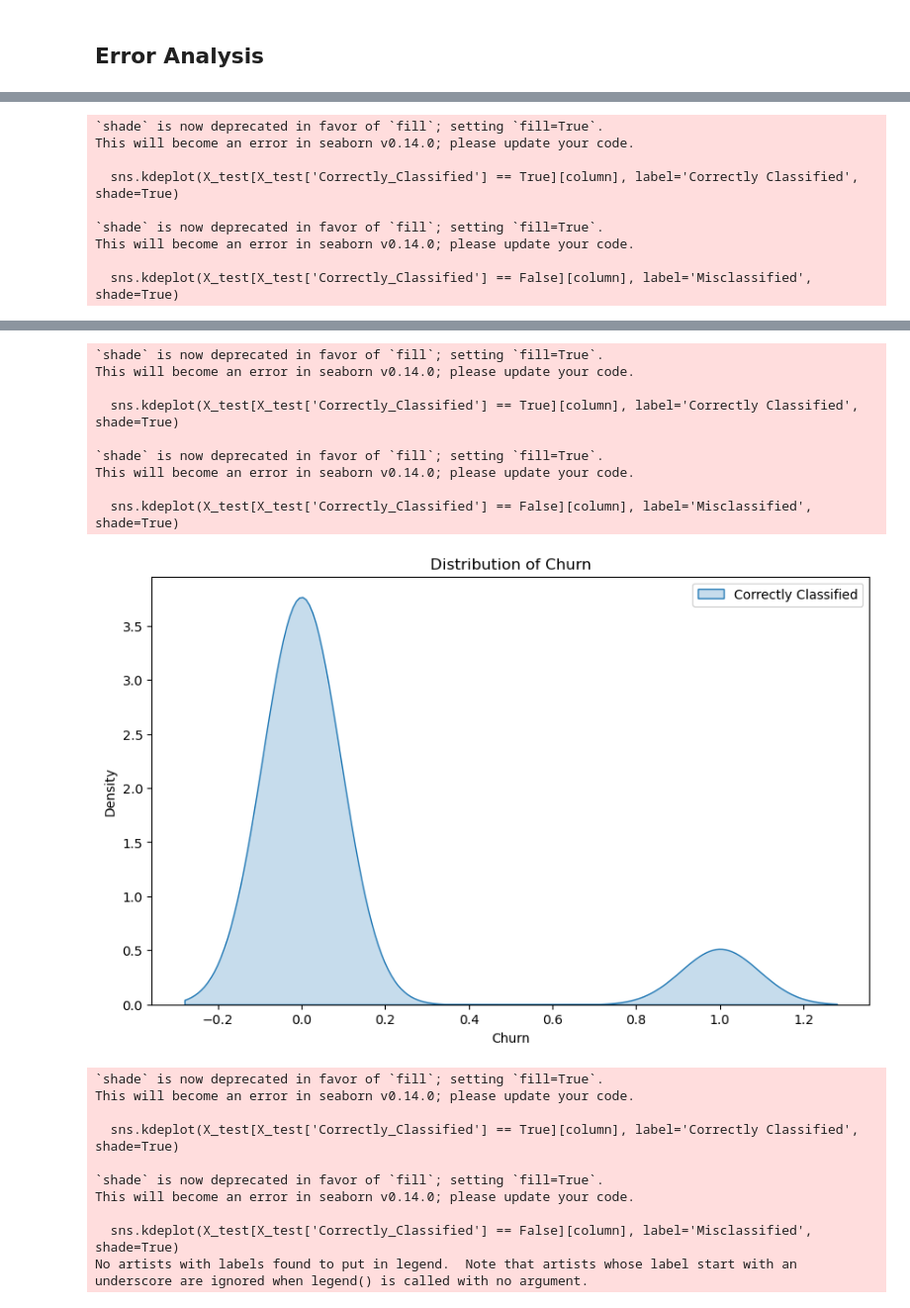
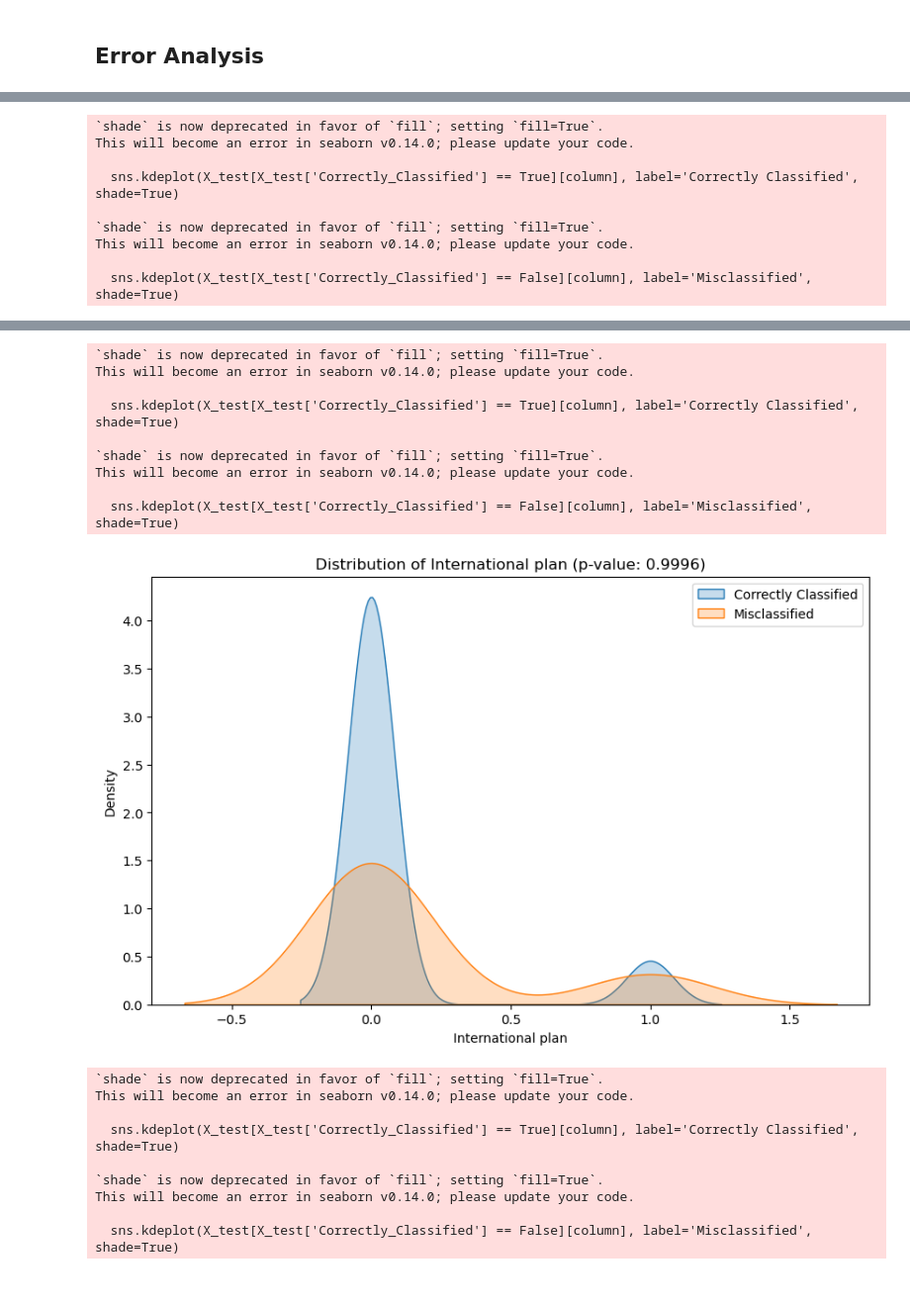
Before and after one commit to dariodi1005/end2end_chrun, a Jupyter notebook: main.ipynb, the cells around one changed output, grey strips where cells are left out. Shown at 99% size. Saved outputs shown, nothing was run; the diff lists cells and outputs as text; code cells hidden in the pictures.

```diff
--- a/main.ipynb
+++ b/main.ipynb
@@ -858,22 +858,22 @@ print(misclassified)
 print("\nStatistical summary of misclassified records:")
 print(misclassified.describe())
 
-# Verteilungen vergleichen
-significant_columns = []
+# Verteilungen vergleichen und alle anzeigen
+all_columns = []
 for column in X_test.columns:  # Verwende X_test.columns statt X.columns
-    stat, p_value = ks_2samp(X_test[X_test['Correctly_Classified'] == True][column],
-                             X_test[X_test['Correctly_Classified'] == False][column])
-    if p_value < 0.05:  # Signifikanzniveau 5%
-        significant_columns.append(column)
+    if column not in ['Churn', 'Prediction', 'Correctly_Classified']:  # Überspringe die hinzugefügten Spalten
+        stat, p_value = ks_2samp(X_test[X_test['Correctly_Classified'] == True][column],
+                                 X_test[X_test['Correctly_Classified'] == False][column])
+        all_columns.append(column)
         plt.figure(figsize=(10, 6))
         sns.kdeplot(X_test[X_test['Correctly_Classified'] == True][column], label='Correctly Classified', shade=True)
         sns.kdeplot(X_test[X_test['Correctly_Classified'] == False][column], label='Misclassified', shade=True)
-        plt.title(f'Distribution of {column}')
+        plt.title(f'Distribution of {column} (p-value: {p_value:.4f})')
         plt.legend()
         plt.show()
 
-print("\nSignificant columns where distributions differ:")
-print(significant_columns)
+print("\nAll columns where distributions were compared:")
+print(all_columns)
 
 # Verteilungen vergleichen für spezifische Werte
 columns_to_compare = ['total_call_charge', 'Customer service calls', 'total_call_duration']
@@ -916,13 +916,13 @@ This will become an error in seaborn v0.14.0; please update your code.
 `shade` is now deprecated in favor of `fill`; setting `fill=True`.
 This will become an error in seaborn v0.14.0; please update your code.
 
   sns.kdeplot(X_test[X_test['Correctly_Classified'] == True][column], label='Correctly Classified', shade=True)
 
 `shade` is now deprecated in favor of `fill`; setting `fill=True`.
 This will become an error in seaborn v0.14.0; please update your code.
 
   sns.kdeplot(X_test[X_test['Correctly_Classified'] == False][column], label='Misclassified', shade=True)
-[figure, old version]
+[figure, new version]
 `shade` is now deprecated in favor of `fill`; setting `fill=True`.
 This will become an error in seaborn v0.14.0; please update your code.
 
@@ -932,4 +932,3 @@ This will become an error in seaborn v0.14.0; please update your code.
 This will become an error in seaborn v0.14.0; please update your code.
 
   sns.kdeplot(X_test[X_test['Correctly_Classified'] == False][column], label='Misclassified', shade=True)
-No artists with labels found to put in legend.  Note that artists whose label start with an underscore are ignored when legend() is called with no argument.
```
Also changed, not shown: parts of 1 cell of this notebook.
